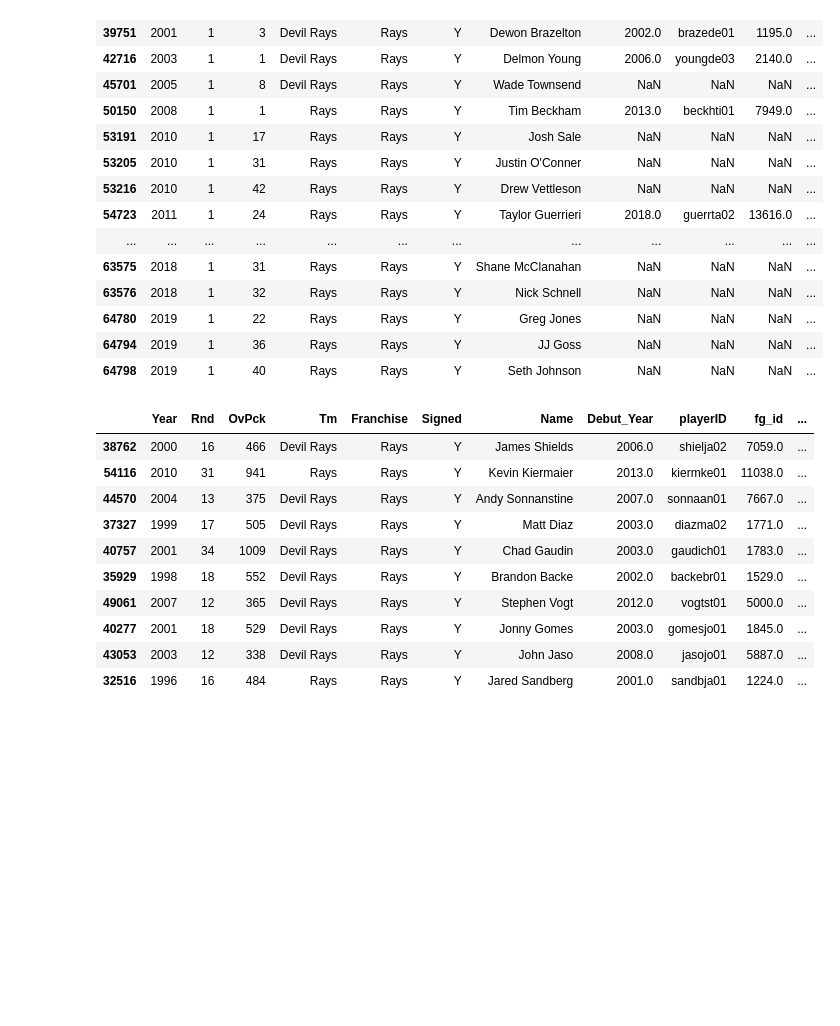
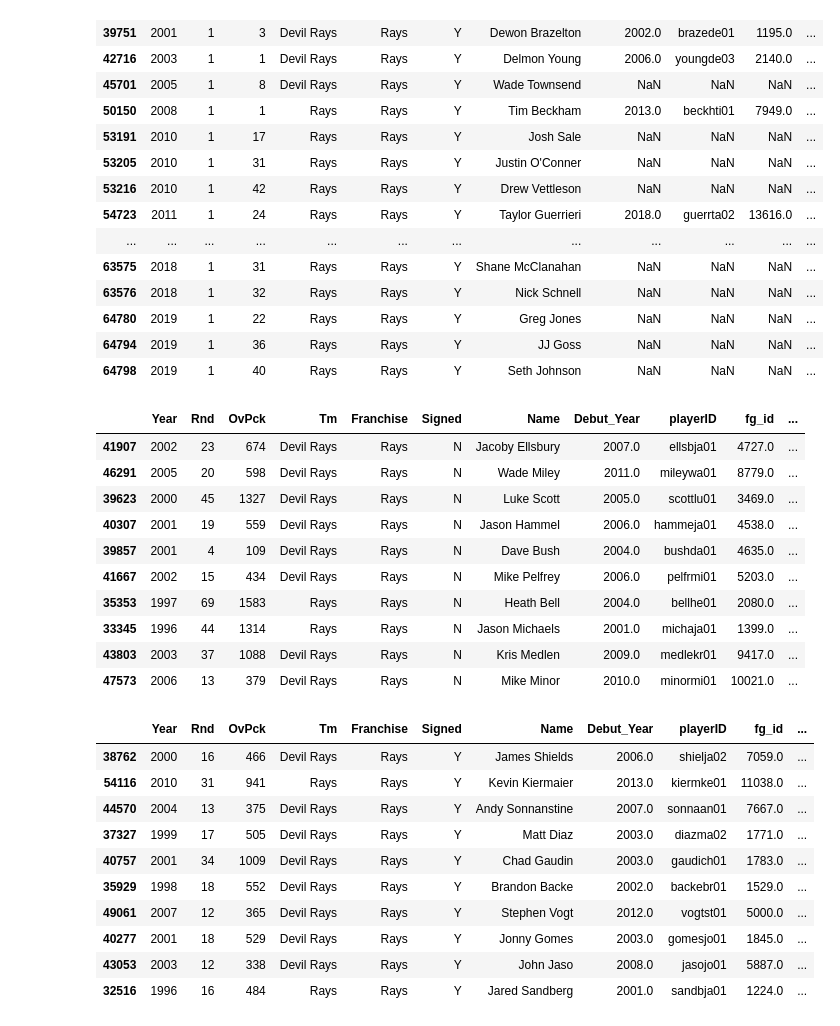
Before and after one commit to DailyAdamG/Draft-Research-By-Franchise, a Jupyter notebook: TB/Tampa Bay Rays File.ipynb, the cells around one changed output. Cells and saved outputs as stored; diff of their text form; code cells hidden in the pictures; blank space fills up the shorter version.

Commit message:
Added unsigned section

```diff
--- a/TB/Tampa Bay Rays File.ipynb
+++ b/TB/Tampa Bay Rays File.ipynb
@@ -107,6 +107,22 @@ signed_rays_data.loc[((signed_rays_data["WAR Group"] == "Less than 5 WAR") |
 | 64780 | 2019 | 1 | 22 | Rays | Rays | Y | Greg Jones | NaN | NaN | NaN | ... |
 | 64794 | 2019 | 1 | 36 | Rays | Rays | Y | JJ Goss | NaN | NaN | NaN | ... |
 | 64798 | 2019 | 1 | 40 | Rays | Rays | Y | Seth Johnson | NaN | NaN | NaN | ... |
+# %%
+#Best unsigned draft picks in franchise history
+
+unsigned_rays_data.sort_values(["Total_WAR"],ascending = False).head(10)
+# %% [output]
+|  | Year | Rnd | OvPck | Tm | Franchise | Signed | Name | Debut_Year | playerID | fg_id | ... |
+| 41907 | 2002 | 23 | 674 | Devil Rays | Rays | N | Jacoby Ellsbury | 2007.0 | ellsbja01 | 4727.0 | ... |
+| 46291 | 2005 | 20 | 598 | Devil Rays | Rays | N | Wade Miley | 2011.0 | mileywa01 | 8779.0 | ... |
+| 39623 | 2000 | 45 | 1327 | Devil Rays | Rays | N | Luke Scott | 2005.0 | scottlu01 | 3469.0 | ... |
+| 40307 | 2001 | 19 | 559 | Devil Rays | Rays | N | Jason Hammel | 2006.0 | hammeja01 | 4538.0 | ... |
+| 39857 | 2001 | 4 | 109 | Devil Rays | Rays | N | Dave Bush | 2004.0 | bushda01 | 4635.0 | ... |
+| 41667 | 2002 | 15 | 434 | Devil Rays | Rays | N | Mike Pelfrey | 2006.0 | pelfrmi01 | 5203.0 | ... |
+| 35353 | 1997 | 69 | 1583 | Rays | Rays | N | Heath Bell | 2004.0 | bellhe01 | 2080.0 | ... |
+| 33345 | 1996 | 44 | 1314 | Rays | Rays | N | Jason Michaels | 2001.0 | michaja01 | 1399.0 | ... |
+| 43803 | 2003 | 37 | 1088 | Devil Rays | Rays | N | Kris Medlen | 2009.0 | medlekr01 | 9417.0 | ... |
+| 47573 | 2006 | 13 | 379 | Devil Rays | Rays | N | Mike Minor | 2010.0 | minormi01 | 10021.0 | ... |
 # %%
 #Best Draft Picks outside the top 10 rounds
 
```
Also changed, not shown: parts of 1 cell of this notebook, 2 other files.
